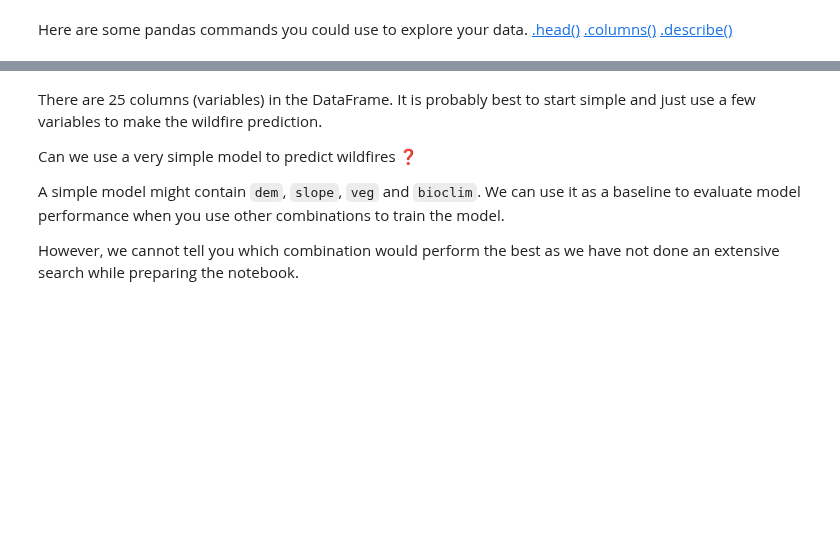
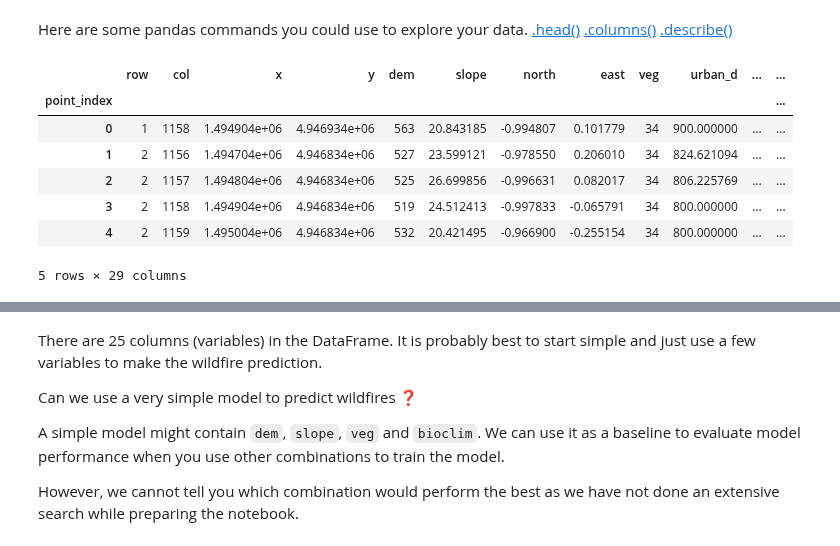
Before and after one commit to Sbindola/2026_MLEES_book, a Jupyter notebook: LABS/part-II/3.5-wildfire-susceptibility-mapping-exercises.ipynb, the cells around one changed output, grey strips where cells are left out. Drawn from its saved outputs; the diff is of its cells as text; code cells hidden in the pictures; blank space fills up the shorter version.

```diff
--- a/LABS/part-II/3.5-wildfire-susceptibility-mapping-exercises.ipynb
+++ b/LABS/part-II/3.5-wildfire-susceptibility-mapping-exercises.ipynb
@@ -109,6 +134,17 @@ Here are some pandas commands you could use to explore your data.
 [.head()](https://pandas.pydata.org/docs/reference/api/pandas.DataFrame.head.html)
 [.columns()](https://pandas.pydata.org/docs/reference/api/pandas.DataFrame.columns.html)
 [.describe()](https://pandas.pydata.org/docs/reference/api/pandas.DataFrame.describe.html)
+# %%
+variables.head()
+# %% [output]
+|  | row | col | x | y | dem | slope | north | east | veg | urban_d | ... | ... |
+| point_index |  |  |  |  |  |  |  |  |  |  |  | ... |
+| 0 | 1 | 1158 | 1.494904e+06 | 4.946934e+06 | 563 | 20.843185 | -0.994807 | 0.101779 | 34 | 900.000000 | ... | ... |
+| 1 | 2 | 1156 | 1.494704e+06 | 4.946834e+06 | 527 | 23.599121 | -0.978550 | 0.206010 | 34 | 824.621094 | ... | ... |
+| 2 | 2 | 1157 | 1.494804e+06 | 4.946834e+06 | 525 | 26.699856 | -0.996631 | 0.082017 | 34 | 806.225769 | ... | ... |
+| 3 | 2 | 1158 | 1.494904e+06 | 4.946834e+06 | 519 | 24.512413 | -0.997833 | -0.065791 | 34 | 800.000000 | ... | ... |
+| 4 | 2 | 1159 | 1.495004e+06 | 4.946834e+06 | 532 | 20.421495 | -0.966900 | -0.255154 | 34 | 800.000000 | ... | ... |
+5 rows × 29 columns
 # %%
 # Explore the `variables` dataset
 #########################################################################################################
```
Also changed, not shown: parts of 12 cells of this notebook.
